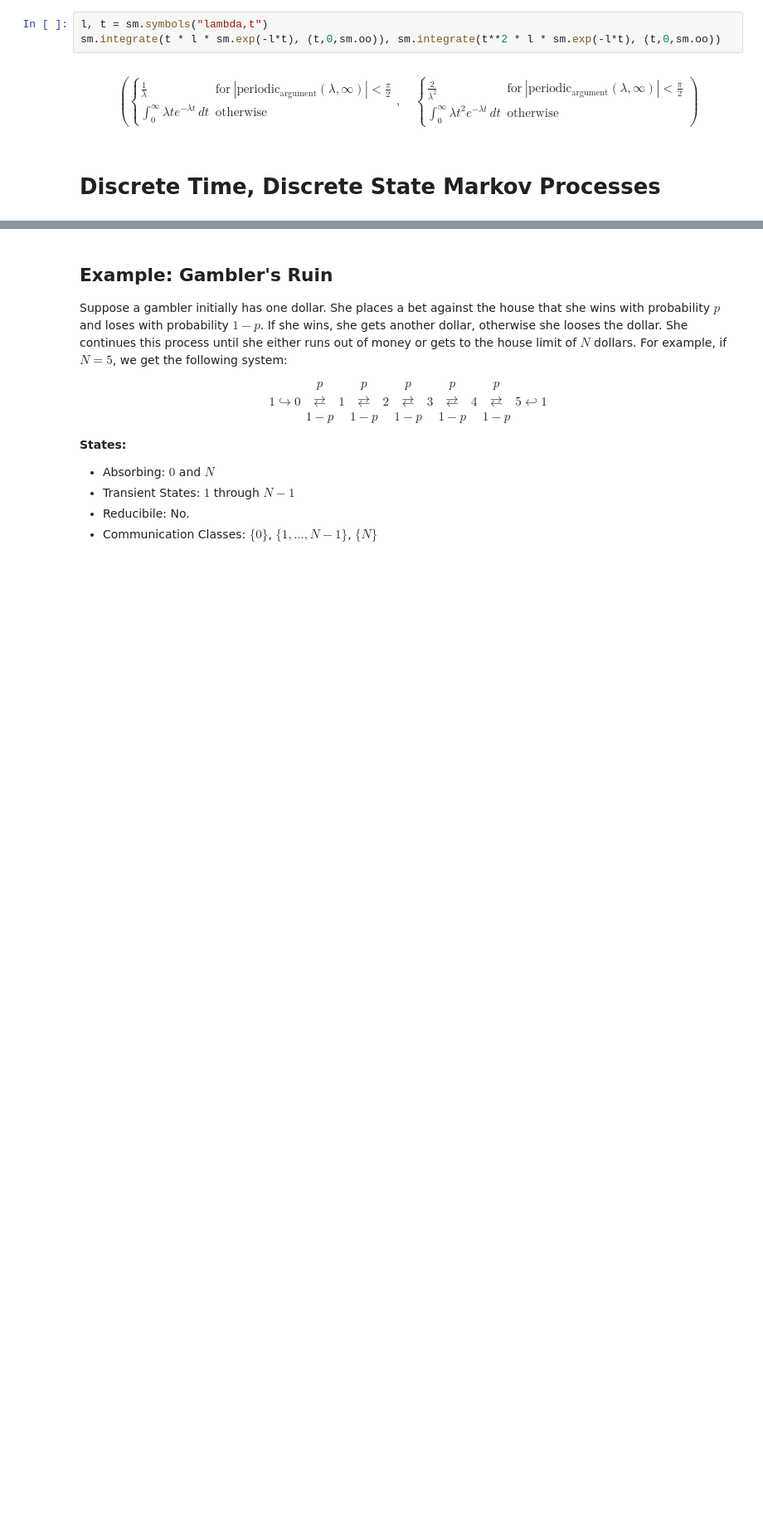
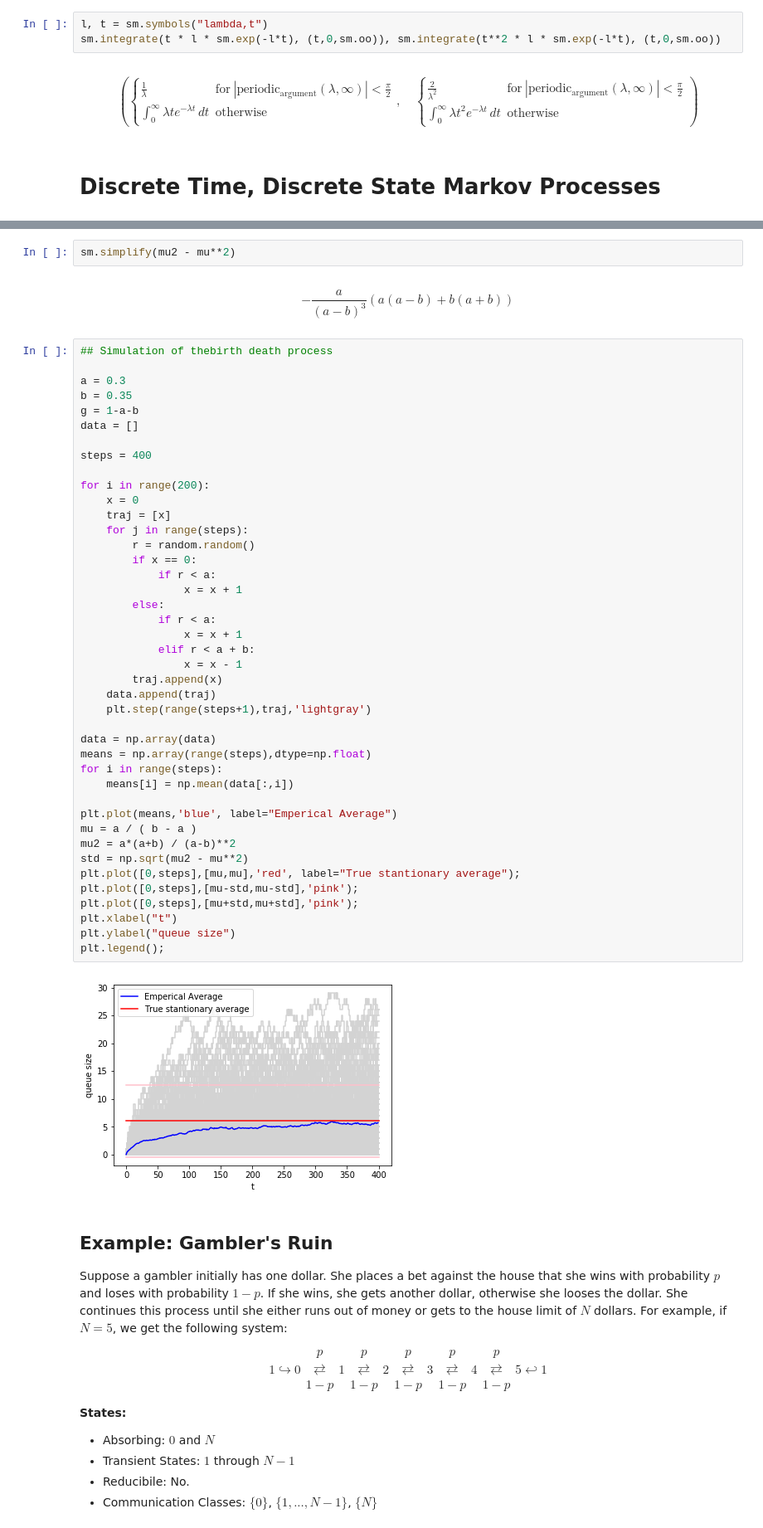
Before and after one commit to klavins/EE502P, a Jupyter notebook: 8.Probability.ipynb, the cells around one changed output, grey strips where cells are left out. Shown at 83% size. Cells and saved outputs as stored; diff of their text form; blank space fills up the shorter version.

```diff
--- a/8.Probability.ipynb
+++ b/8.Probability.ipynb
@@ -460,3 +847,51 @@ $$E[X_{k+1}] = \sum_x x \cdot P[X_{k+1} = x]$$
+# %%
+sm.simplify(mu2 - mu**2)
+# %% [output]
+$$- \frac{a}{\left(a - b\right)^{3}} \left(a \left(a - b\right) + b \left(a + b\right)\right)$$
+# %%
+## Simulation of thebirth death process
+
+a = 0.3
+b = 0.35
+g = 1-a-b
+data = []
+
+steps = 400
+
+for i in range(200):
+    x = 0
+    traj = [x]
+    for j in range(steps):
+        r = random.random()
+        if x == 0:
+            if r < a:
+                x = x + 1
+        else:
+            if r < a:
+                x = x + 1
+            elif r < a + b:
+                x = x - 1
+        traj.append(x)
+    data.append(traj)
+    plt.step(range(steps+1),traj,'lightgray')
+
+data = np.array(data)
+means = np.array(range(steps),dtype=np.float)
+for i in range(steps):
+    means[i] = np.mean(data[:,i])
+
+plt.plot(means,'blue', label="Emperical Average")
+mu = a / ( b - a )
+mu2 = a*(a+b) / (a-b)**2
+std = np.sqrt(mu2 - mu**2)
+plt.plot([0,steps],[mu,mu],'red', label="True stantionary average");
+plt.plot([0,steps],[mu-std,mu-std],'pink');
+plt.plot([0,steps],[mu+std,mu+std],'pink');
+plt.xlabel("t")
+plt.ylabel("queue size")
+plt.legend();
+# %% [output]
+[figure, added]
 # %% [markdown]
 ## Example: Gambler's Ruin
 
```
Also changed, not shown: parts of 20 cells of this notebook.
